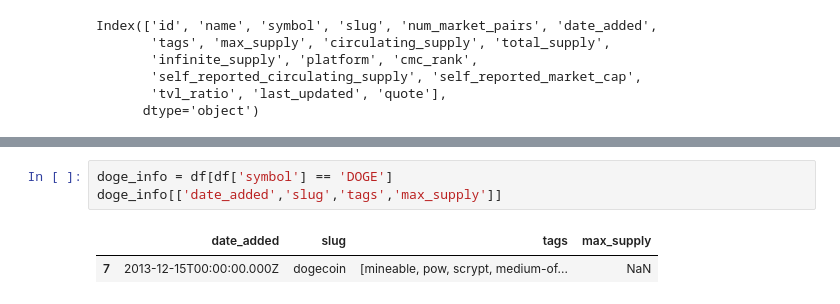
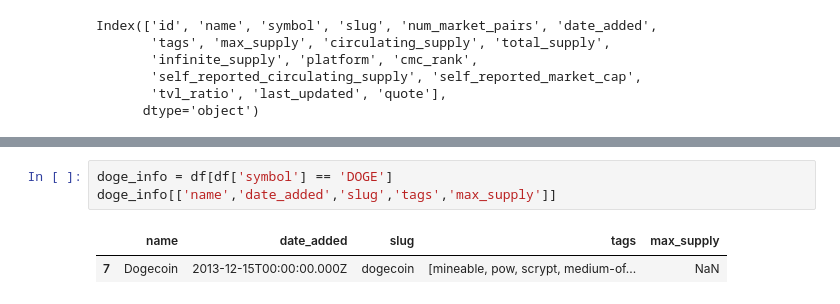
Before and after one commit to ZYusuff/streaming_crypto_group_9, a Jupyter notebook: Explorations/Niclas_eda.ipynb, the cells around one changed output, grey strips where cells are left out. Saved outputs shown, nothing was run; the diff lists cells and outputs as text.

```diff
--- a/Explorations/Niclas_eda.ipynb
+++ b/Explorations/Niclas_eda.ipynb
@@ -184,9 +184,9 @@ print(df[df['symbol'] == 'DOGE'])
 # %%
 doge_info = df[df['symbol'] == 'DOGE']
-doge_info[['date_added','slug','tags','max_supply']]
+doge_info[['name','date_added','slug','tags','max_supply']]
 # %% [output]
-|  | date_added | slug | tags | max_supply |
-| 7 | 2013-12-15T00:00:00.000Z | dogecoin | [mineable, pow, scrypt, medium-of... | NaN |
+|  | name | date_added | slug | tags | max_supply |
+| 7 | Dogecoin | 2013-12-15T00:00:00.000Z | dogecoin | [mineable, pow, scrypt, medium-of... | NaN |
 # %%
 import matplotlib.pyplot as plt
 df.hist(bins=20, figsize=(10, 10))
```
Also changed, not shown: parts of 18 cells of this notebook.
